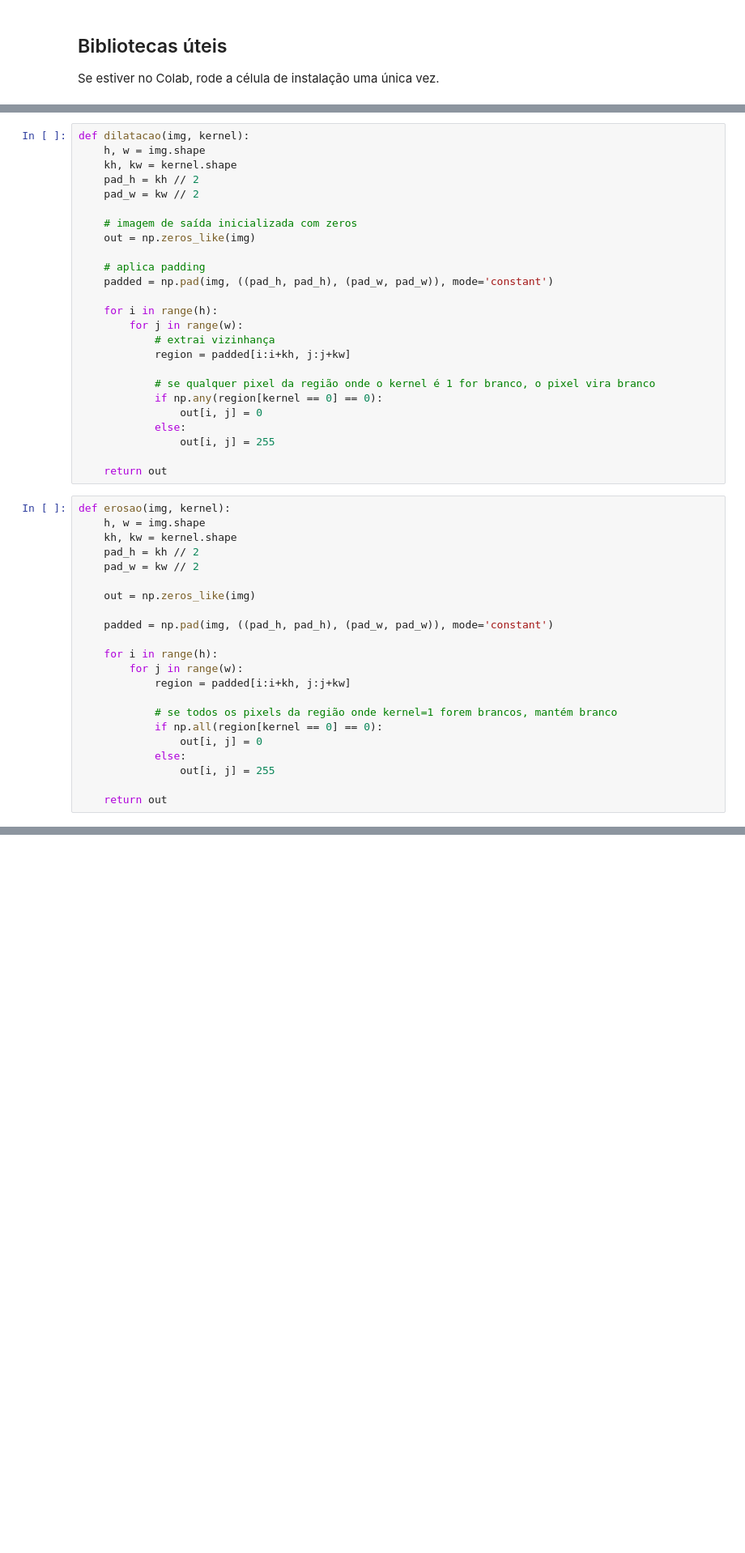
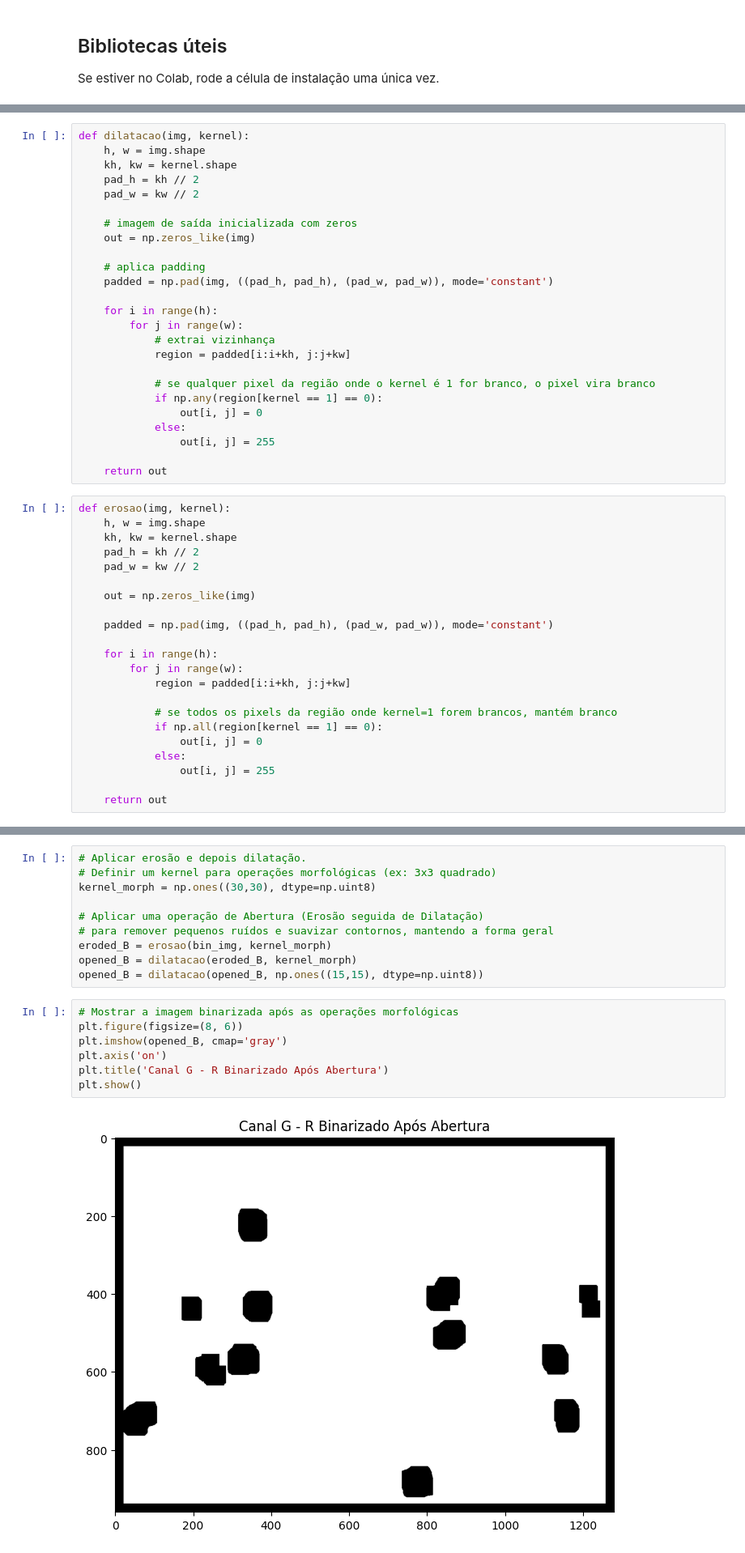
Before and after one commit to ravilon/ufpel-pdi, a Jupyter notebook: LAB10_Segmentacao.ipynb, the cells around one changed output, grey strips where cells are left out. Shown at 81% size. Saved outputs shown, nothing was run; the diff lists cells and outputs as text; blank space fills up the shorter version.

```diff
--- a/LAB10_Segmentacao.ipynb
+++ b/LAB10_Segmentacao.ipynb
@@ -92,7 +94,7 @@ def dilatacao(img, kernel):
             region = padded[i:i+kh, j:j+kw]
 
             # se qualquer pixel da região onde o kernel é 1 for branco, o pixel vira branco
-            if np.any(region[kernel == 0] == 0):
+            if np.any(region[kernel == 1] == 0):
                 out[i, j] = 0
             else:
                 out[i, j] = 255
@@ -114,7 +116,7 @@ def erosao(img, kernel):
             region = padded[i:i+kh, j:j+kw]
 
             # se todos os pixels da região onde kernel=1 forem brancos, mantém branco
-            if np.all(region[kernel == 0] == 0):
+            if np.all(region[kernel == 1] == 0):
                 out[i, j] = 0
             else:
                 out[i, j] = 255
@@ -131,3 +196,22 @@ def erosao(img, kernel):
+# %%
+# Aplicar erosão e depois dilatação.
+# Definir um kernel para operações morfológicas (ex: 3x3 quadrado)
+kernel_morph = np.ones((30,30), dtype=np.uint8)
+
+# Aplicar uma operação de Abertura (Erosão seguida de Dilatação)
+# para remover pequenos ruídos e suavizar contornos, mantendo a forma geral
+eroded_B = erosao(bin_img, kernel_morph)
+opened_B = dilatacao(eroded_B, kernel_morph)
+opened_B = dilatacao(opened_B, np.ones((15,15), dtype=np.uint8))
+# %%
+# Mostrar a imagem binarizada após as operações morfológicas
+plt.figure(figsize=(8, 6))
+plt.imshow(opened_B, cmap='gray')
+plt.axis('on')
+plt.title('Canal G - R Binarizado Após Abertura')
+plt.show()
+# %% [output]
+[figure, added]
 # %%
 # SEUS CÓDIGOS AQUI
 # %%
```
Also changed, not shown: parts of 9 cells of this notebook.
